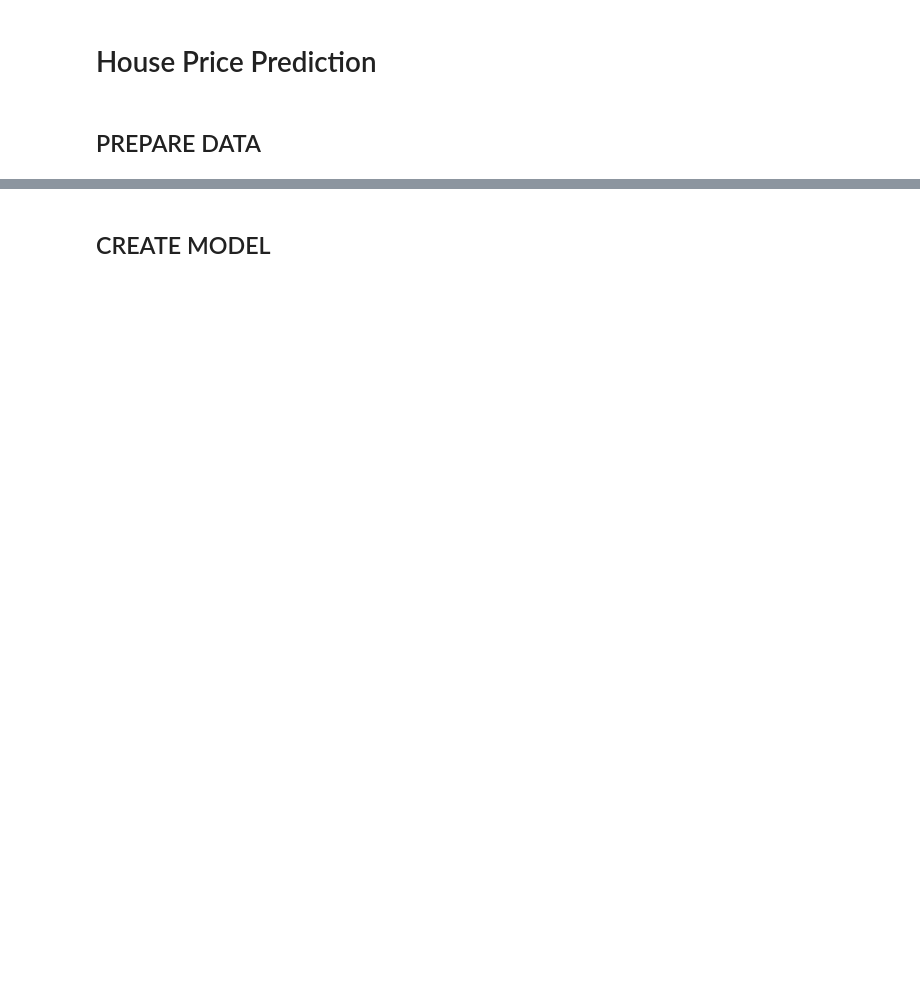
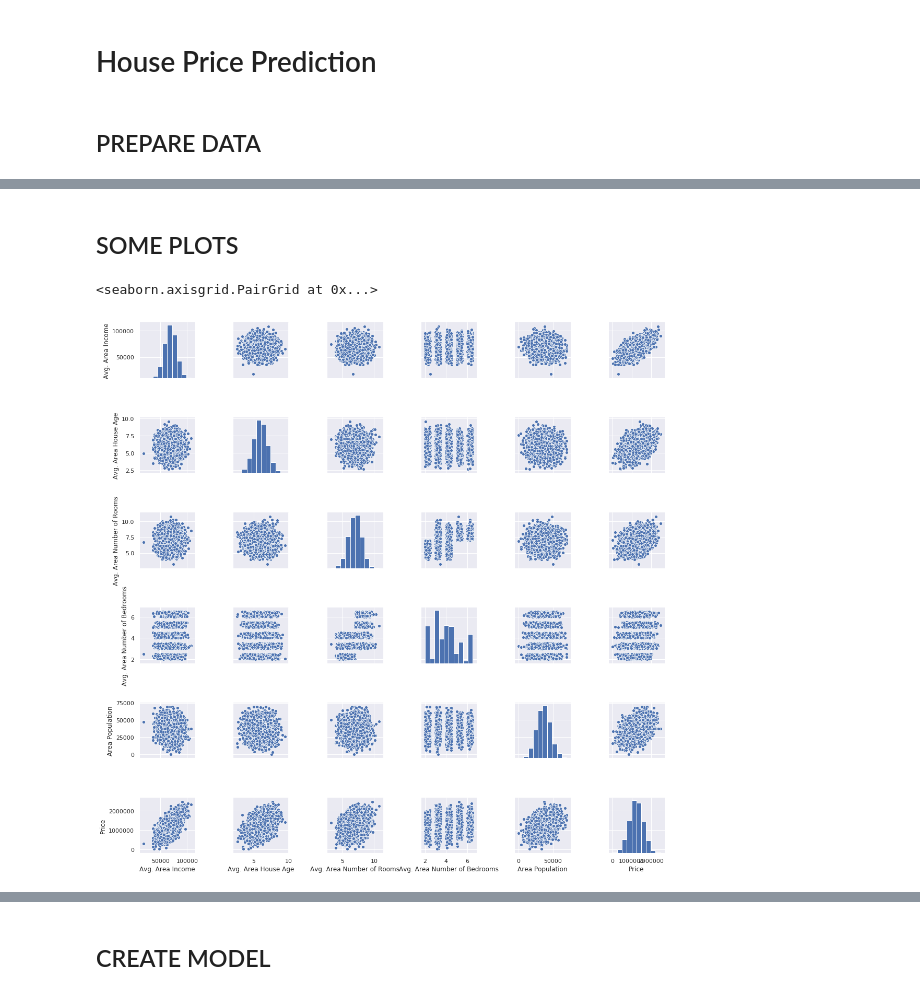
Before and after one commit to Przemoo16/TensorFlow-House-Price-Prediction, a Jupyter notebook: HousingDataTensorflow.ipynb, the cells around one changed output, grey strips where cells are left out. Cells and saved outputs as stored; diff of their text form; code cells hidden in the pictures; blank space fills up the shorter version.

```diff
--- a/HousingDataTensorflow.ipynb
+++ b/HousingDataTensorflow.ipynb
@@ -2,12 +2,19 @@
 # House Price Prediction
 # %%
 import tensorflow as tf
+import pandas as pd
 import numpy as np
-import pandas as pd
+import matplotlib.pyplot as plt
+import random
 import seaborn as sns
-import random
-import matplotlib.pyplot as plt
+from sklearn.model_selection import train_test_split
+from sklearn.preprocessing import StandardScaler
+from sklearn import metrics
+sns.set()
 %matplotlib inline
+
+import warnings
+warnings.filterwarnings('ignore')
 # %% [markdown]
 ## PREPARE DATA
 # %%
@@ -54,0 +69,8 @@ y_train = data['MEDV']
+# %% [markdown]
+## SOME PLOTS
+# %%
+#Comparison of all columns
+sns.pairplot(data)
+# %% [output]
+<seaborn.axisgrid.PairGrid at 0x...>
+[figure, added]
```
Also changed, not shown: parts of 28 cells of this notebook, 5 other files.
